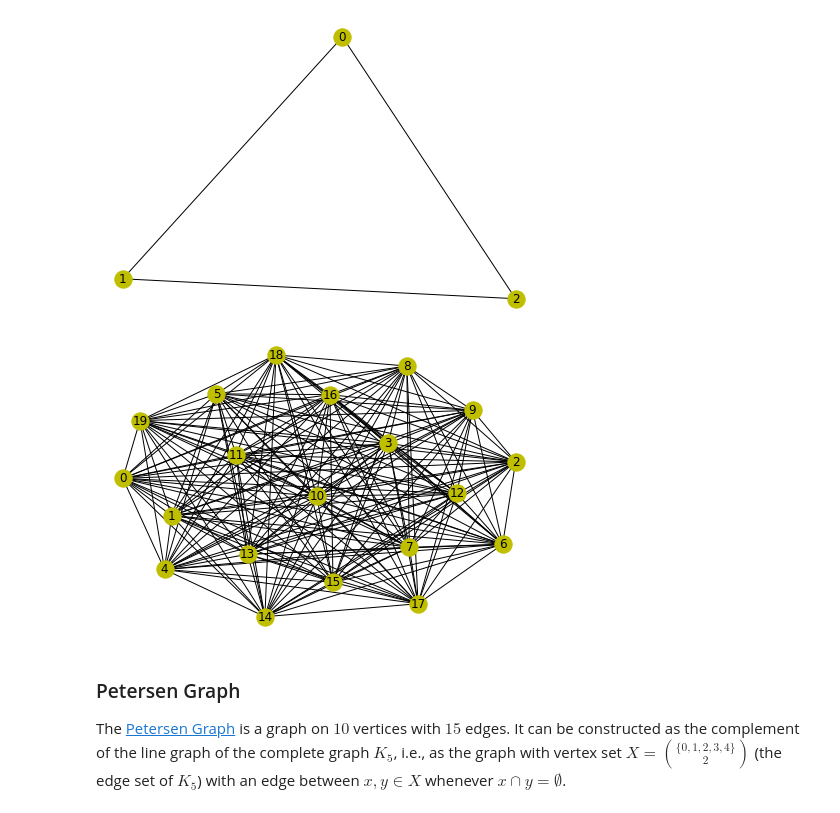
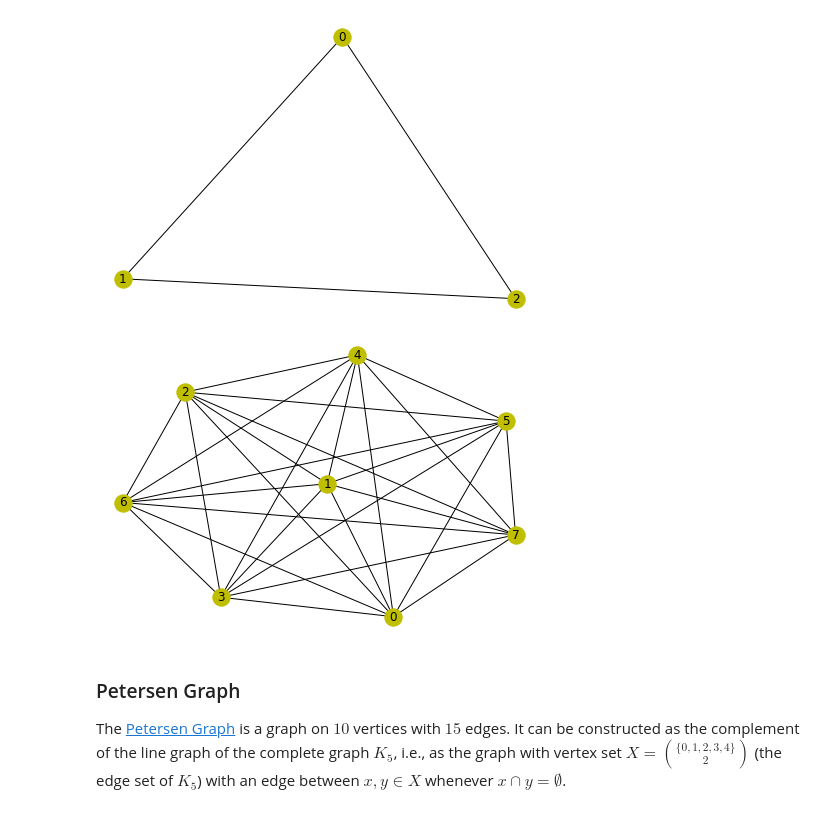
Before and after one commit to spriyansh/cs4423, a Jupyter notebook: networks02.ipynb, the cells around one changed output. Saved outputs shown, nothing was run; the diff lists cells and outputs as text; code cells hidden in the pictures.

```diff
--- a/networks02.ipynb
+++ b/networks02.ipynb
@@ -382,9 +382,9 @@ nx.draw( # Passing to the nx.draw()
 # %% [output]
 [figure]
 # %%
-nx.draw(complete_graph(20), **opts)
+nx.draw(complete_graph(8), **opts)
 # %% [output]
-[figure, old version]
+[figure, new version]
 # %% [markdown]
 ### Petersen Graph
 
```
Also changed, not shown: parts of 16 cells of this notebook.
